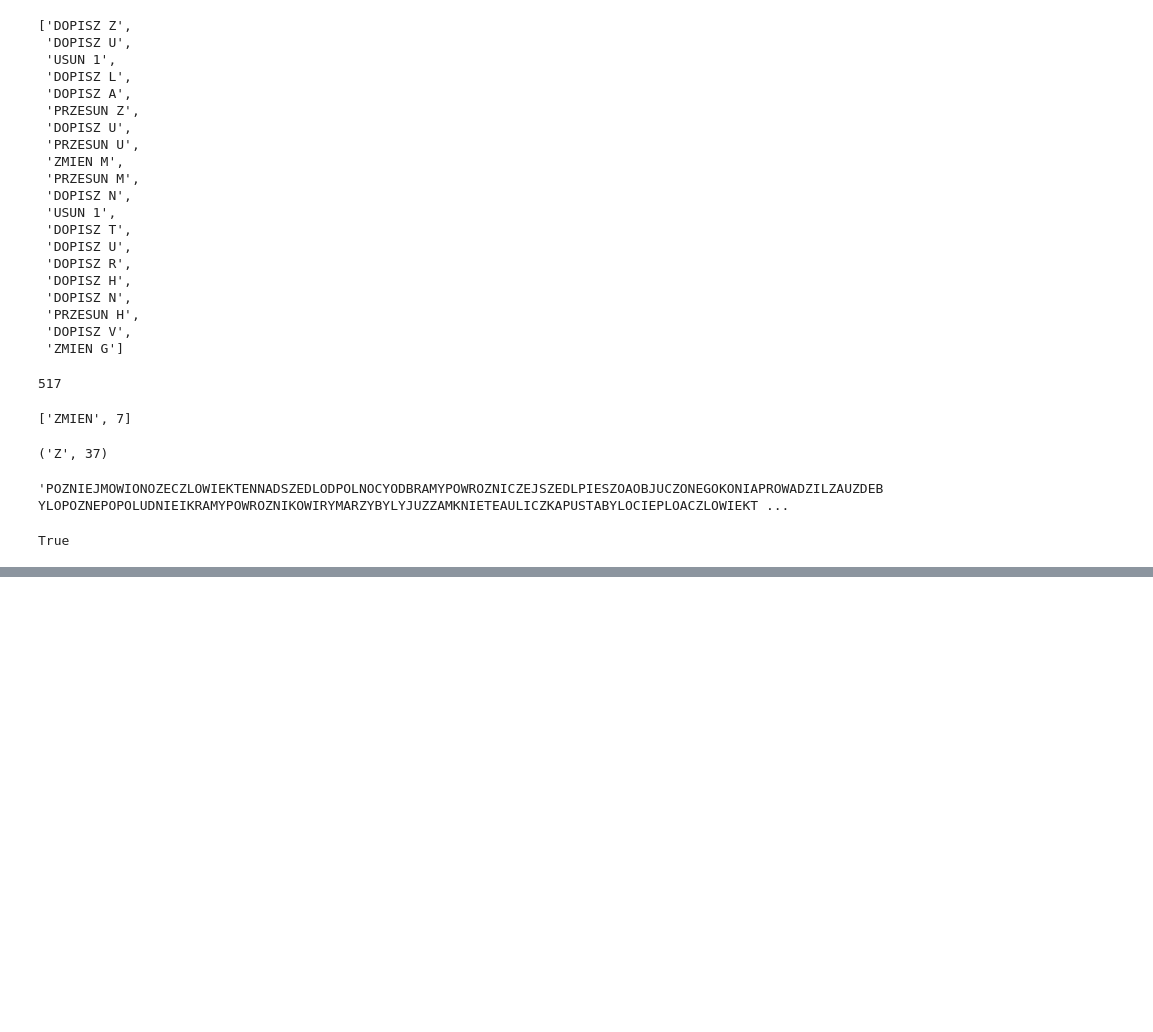
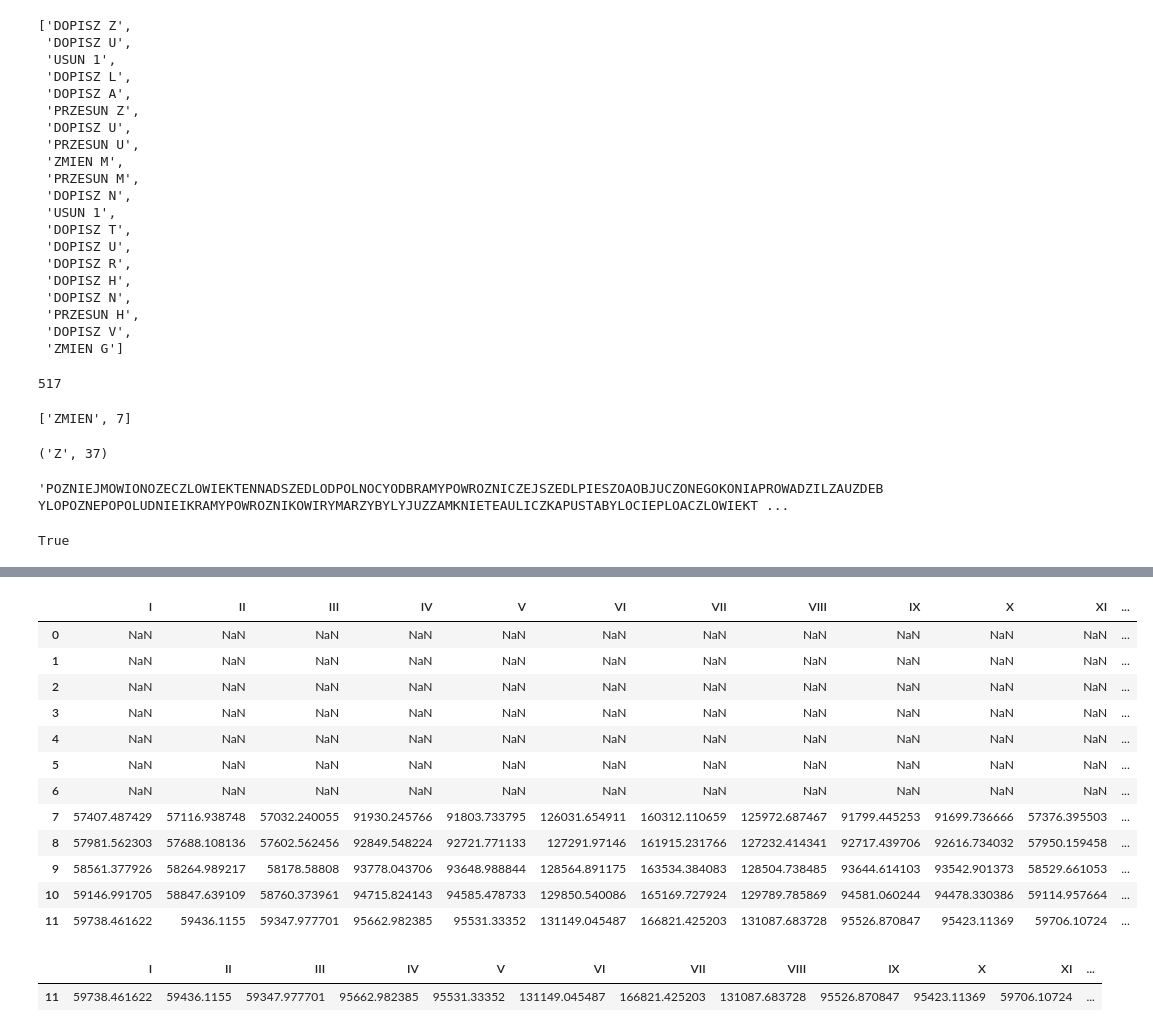
Before and after one commit to AnalitykEduPL/matura_python, a Jupyter notebook: Rozwiazania_2021.ipynb, the cells around one changed output, grey strips where cells are left out. Cells and saved outputs as stored; diff of their text form; code cells hidden in the pictures; blank space fills up the shorter version.

```diff
--- a/Rozwiazania_2021.ipynb
+++ b/Rozwiazania_2021.ipynb
@@ -129,0 +352,16 @@ True
+# %%
+data_5_4.where(data_5_4['VII']>160000)
+# %% [output]
+|  | I | II | III | IV | V | VI | VII | VIII | IX | X | XI | ... |
+| 0 | NaN | NaN | NaN | NaN | NaN | NaN | NaN | NaN | NaN | NaN | NaN | ... |
+| 1 | NaN | NaN | NaN | NaN | NaN | NaN | NaN | NaN | NaN | NaN | NaN | ... |
+| 2 | NaN | NaN | NaN | NaN | NaN | NaN | NaN | NaN | NaN | NaN | NaN | ... |
+| 3 | NaN | NaN | NaN | NaN | NaN | NaN | NaN | NaN | NaN | NaN | NaN | ... |
+| 4 | NaN | NaN | NaN | NaN | NaN | NaN | NaN | NaN | NaN | NaN | NaN | ... |
+| 5 | NaN | NaN | NaN | NaN | NaN | NaN | NaN | NaN | NaN | NaN | NaN | ... |
+| 6 | NaN | NaN | NaN | NaN | NaN | NaN | NaN | NaN | NaN | NaN | NaN | ... |
+| 7 | 57407.487429 | 57116.938748 | 57032.240055 | 91930.245766 | 91803.733795 | 126031.654911 | 160312.110659 | 125972.687467 | 91799.445253 | 91699.736666 | 57376.395503 | ... |
+| 8 | 57981.562303 | 57688.108136 | 57602.562456 | 92849.548224 | 92721.771133 | 127291.97146 | 161915.231766 | 127232.414341 | 92717.439706 | 92616.734032 | 57950.159458 | ... |
+| 9 | 58561.377926 | 58264.989217 | 58178.58808 | 93778.043706 | 93648.988844 | 128564.891175 | 163534.384083 | 128504.738485 | 93644.614103 | 93542.901373 | 58529.661053 | ... |
+| 10 | 59146.991705 | 58847.639109 | 58760.373961 | 94715.824143 | 94585.478733 | 129850.540086 | 165169.727924 | 129789.785869 | 94581.060244 | 94478.330386 | 59114.957664 | ... |
+| 11 | 59738.461622 | 59436.1155 | 59347.977701 | 95662.982385 | 95531.33352 | 131149.045487 | 166821.425203 | 131087.683728 | 95526.870847 | 95423.11369 | 59706.10724 | ... |
@@ -129,0 +370,5 @@ True
+# %%
+data_wykres
+# %% [output]
+|  | I | II | III | IV | V | VI | VII | VIII | IX | X | XI | ... |
+| 11 | 59738.461622 | 59436.1155 | 59347.977701 | 95662.982385 | 95531.33352 | 131149.045487 | 166821.425203 | 131087.683728 | 95526.870847 | 95423.11369 | 59706.10724 | ... |
```
Also changed, not shown: parts of 39 cells of this notebook.
